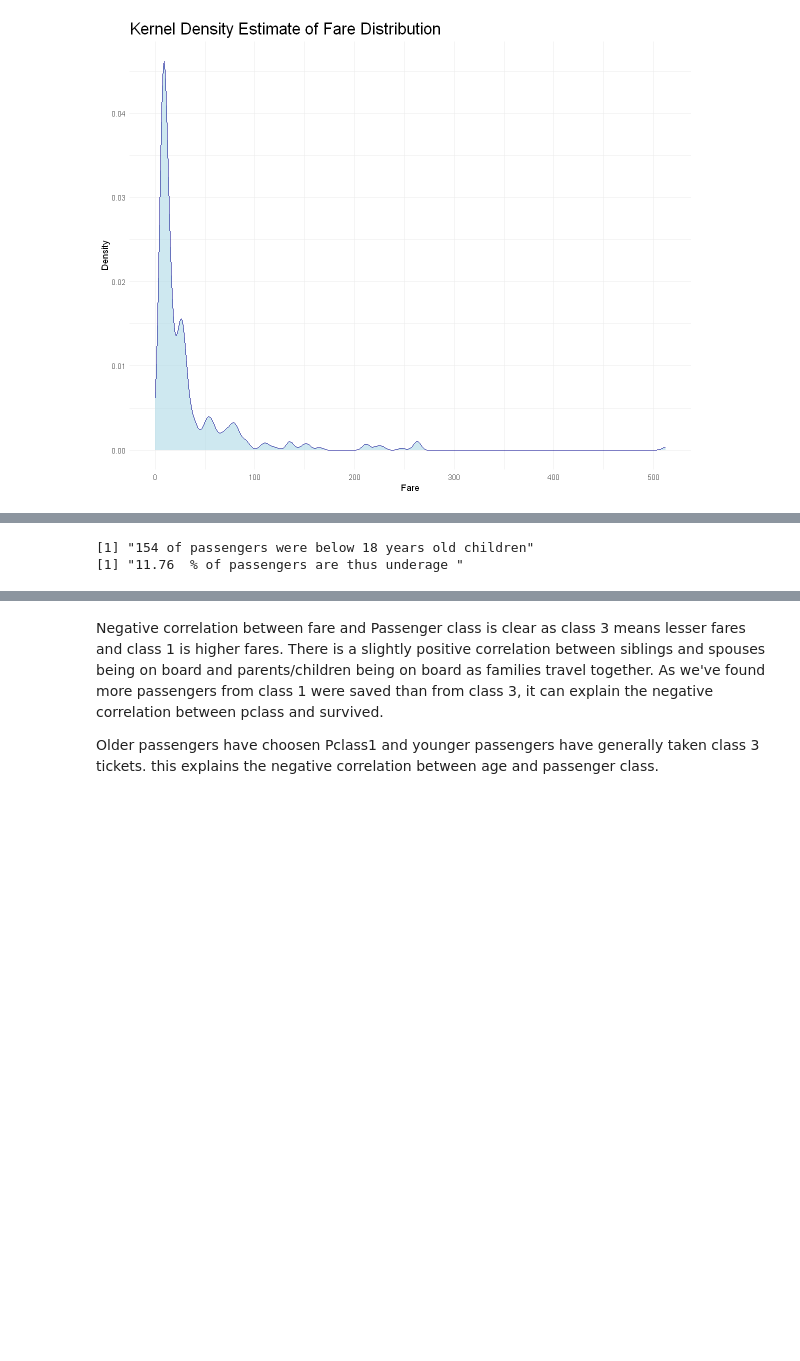
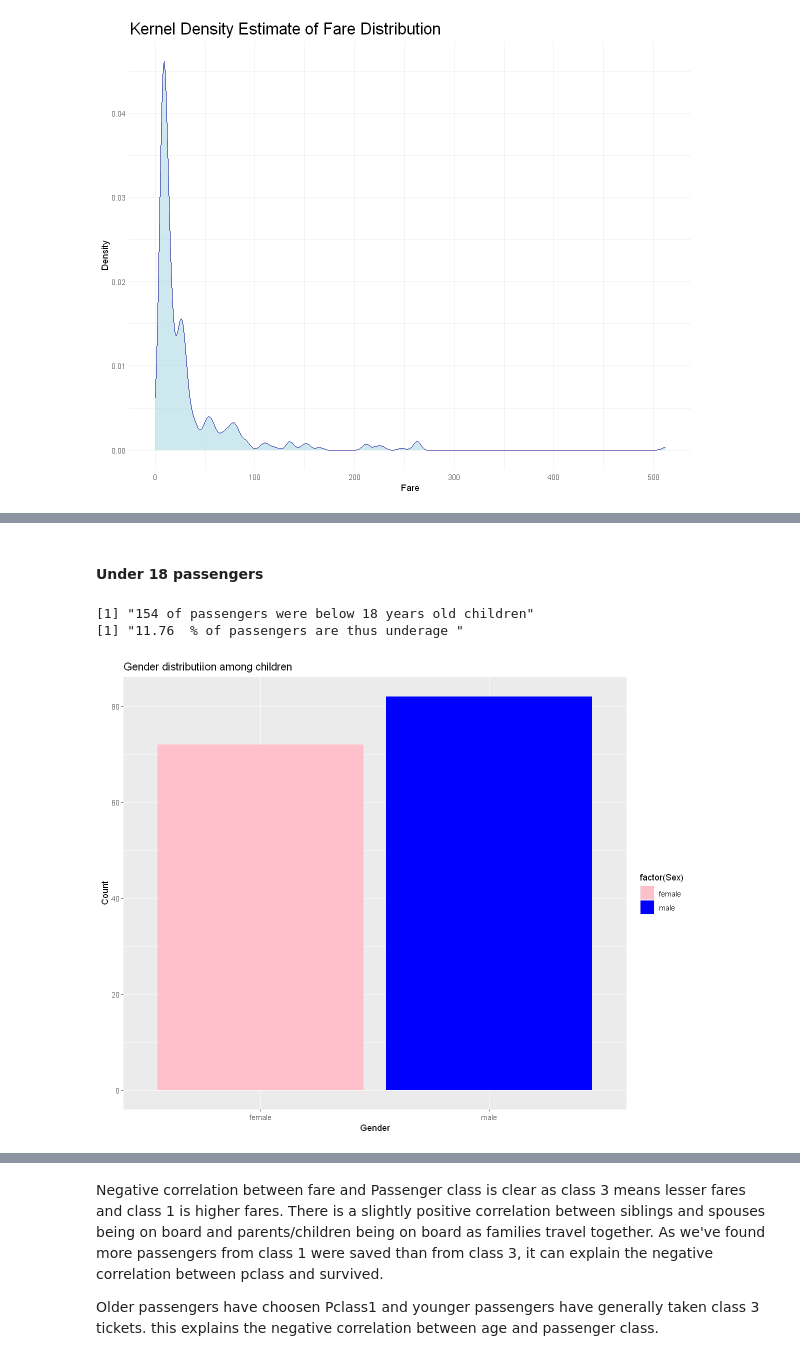
Before and after one commit to subhanu-dev/Titanic-Machine-Learning-With-R, a Jupyter notebook: Titanic Analysis.ipynb, the cells around one changed output, grey strips where cells are left out. Cells and saved outputs as stored; diff of their text form; code cells hidden in the pictures; blank space fills up the shorter version.

```diff
--- a/Titanic Analysis.ipynb
+++ b/Titanic Analysis.ipynb
@@ -250,2 +330,0 @@ dropping the name and ticket columns as they will not be useful for analysis. we
-# %%
-titanic <- select(titanic,-Name, -Ticket) # dropping the cabin column from the dataset
@@ -321,3 +391,5 @@ labs(title="Distribution of Ages in Titanic Passengers") #na.rm removes all NA v
+# %% [markdown]
+#### Under 18 passengers
 # %%
 under_18 <- titanic %>%
   filter(Age < 18)
@@ -329,6 +401,13 @@ print(paste(round(count_under_18 / nrow(titanic) * 100, 2), " % of passengers ar
 # %% [output]
 [1] "154 of passengers were below 18 years old children"
 [1] "11.76  % of passengers are thus underage "
+# %%
+ggplot(under_18, aes(x = Sex , fill = factor(Sex))) +
+  geom_bar(na.rm = TRUE) +
+  labs(title = "Gender distributiion among children", x = "Gender", y = "Count") +
+scale_fill_manual(values = c("male" = "blue", "female" = "pink"))
+# %% [output]
+[figure, added]
 # %%
 ggplot(under_18, aes(x = Survived , fill = factor(Survived))) +
   geom_bar(na.rm = TRUE) +
```
Also changed, not shown: parts of 96 cells of this notebook, 1 other file.
